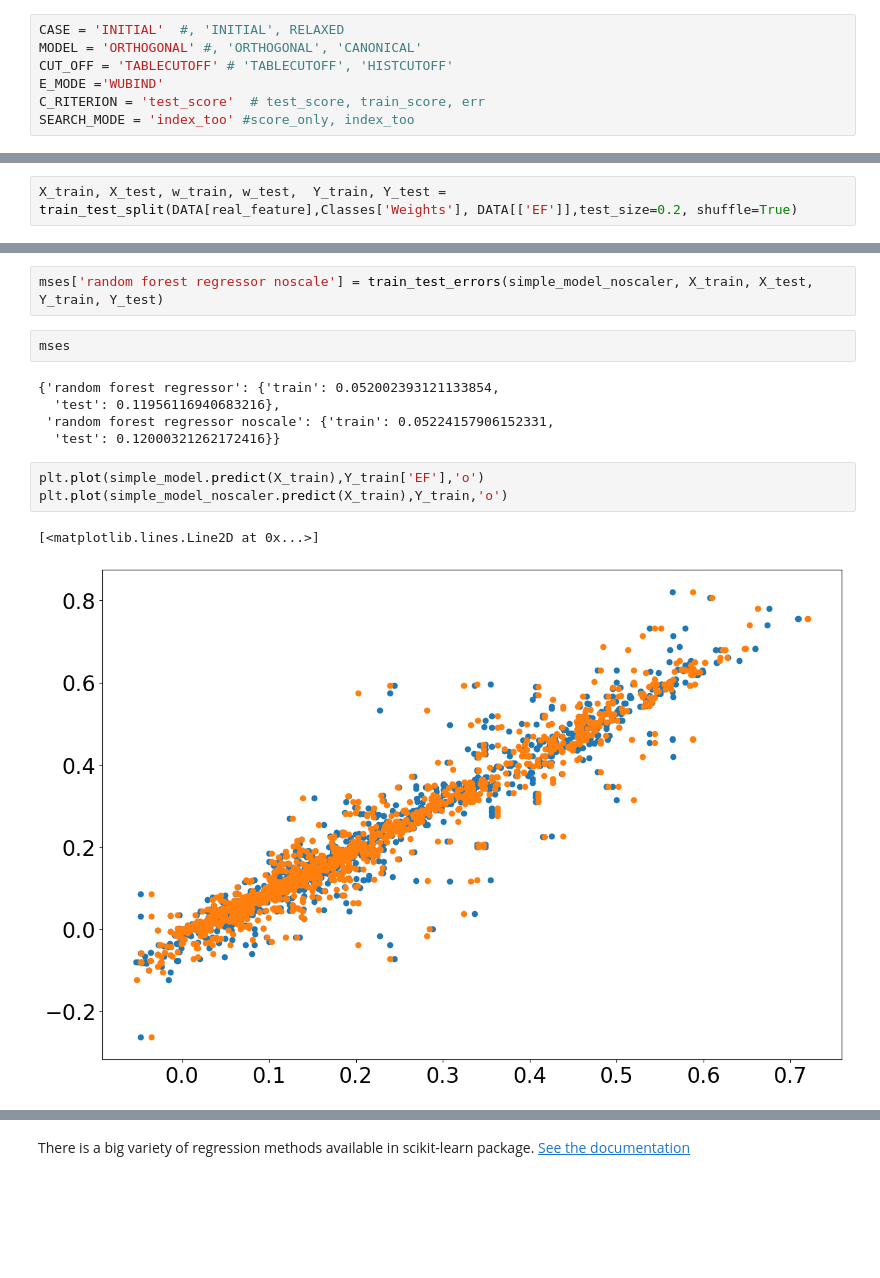
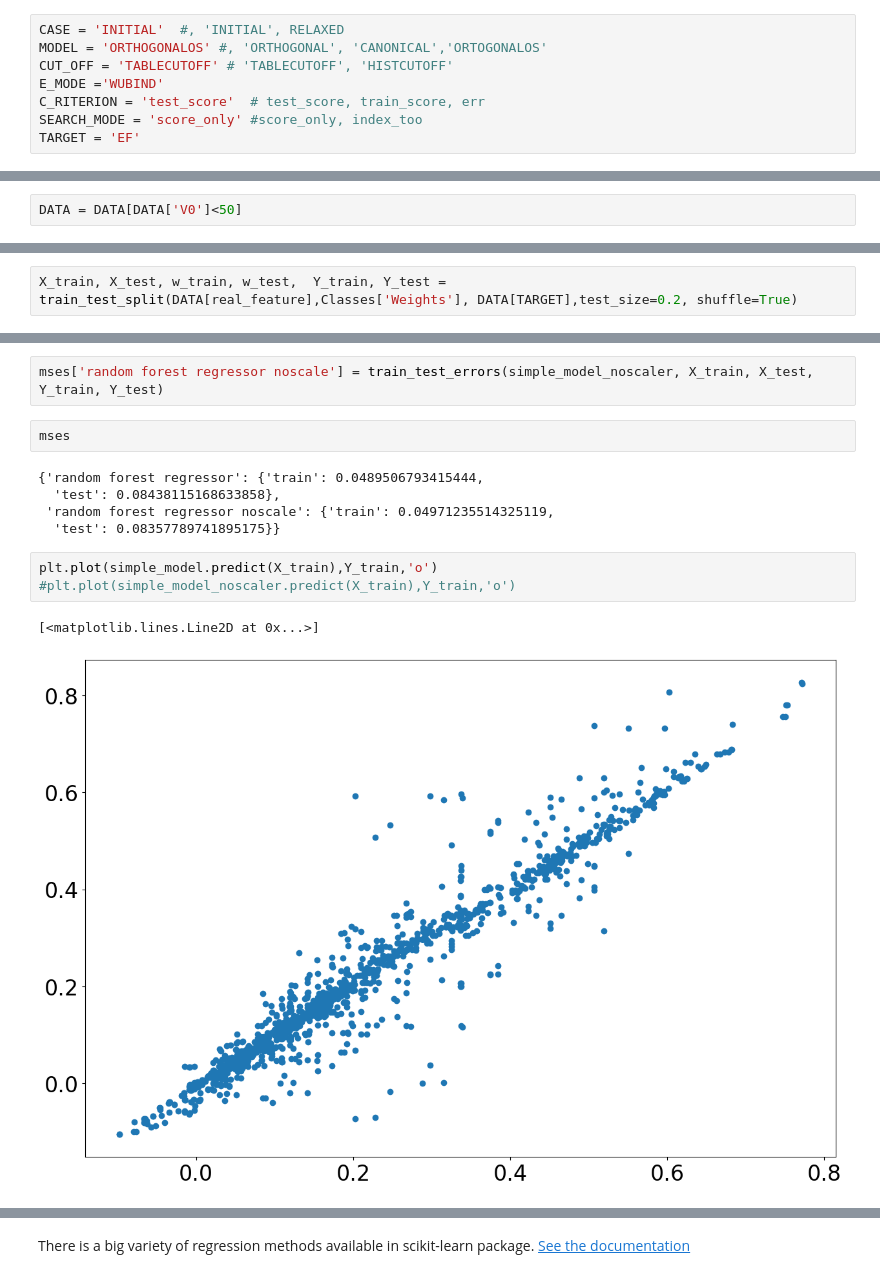
Before and after one commit to AIIMProject/MLFeMoTCPs, a Jupyter notebook: FeatureConcatenation.ipynb, the cells around one changed output, grey strips where cells are left out. Drawn from its saved outputs; the diff is of its cells as text; blank space fills up the shorter version.

```diff
--- a/FeatureConcatenation.ipynb
+++ b/FeatureConcatenation.ipynb
@@ -36,11 +36,12 @@ import glob
 # Parameters
 # %%
 CASE = 'INITIAL'  #, 'INITIAL', RELAXED
-MODEL = 'ORTHOGONAL' #, 'ORTHOGONAL', 'CANONICAL'
+MODEL = 'ORTHOGONALOS' #, 'ORTHOGONAL', 'CANONICAL','ORTOGONALOS'
 CUT_OFF = 'TABLECUTOFF' # 'TABLECUTOFF', 'HISTCUTOFF'
 E_MODE ='WUBIND'
 C_RITERION = 'test_score'  # test_score, train_score, err
-SEARCH_MODE = 'index_too' #score_only, index_too
+SEARCH_MODE = 'score_only' #score_only, index_too
+TARGET = 'EF'
 # %% [markdown]
 # Helpeer Functions
 # %%
@@ -130,0 +137,2 @@ DATA = DATA[(DATA['B0'])>0 & (DATA['B0']<500)]
+# %%
+DATA = DATA[DATA['V0']<50]
@@ -233,7 +245,7 @@ def make_simple_pipe(model, with_scaler = True):
         else:
             return Pipeline([('regressor', model())])
 # %%
-X_train, X_test, w_train, w_test,  Y_train, Y_test = train_test_split(DATA[real_feature],Classes['Weights'], DATA[['EF']],test_size=0.2, shuffle=True)
+X_train, X_test, w_train, w_test,  Y_train, Y_test = train_test_split(DATA[real_feature],Classes['Weights'], DATA[TARGET],test_size=0.2, shuffle=True)
 # %% [markdown]
 I need Lists of errors to compare methods
 # %%
@@ -267,16 +279,16 @@ mses['random forest regressor noscale'] = train_test_errors(simple_model_noscale
 # %%
 mses
 # %% [output]
-{'random forest regressor': {'train': 0.052002393121133854,
-  'test': 0.11956116940683216},
- 'random forest regressor noscale': {'train': 0.05224157906152331,
-  'test': 0.12000321262172416}}
+{'random forest regressor': {'train': 0.0489506793415444,
+  'test': 0.08438115168633858},
+ 'random forest regressor noscale': {'train': 0.04971235514325119,
+  'test': 0.08357789741895175}}
 # %%
-plt.plot(simple_model.predict(X_train),Y_train['EF'],'o')
-plt.plot(simple_model_noscaler.predict(X_train),Y_train,'o')
+plt.plot(simple_model.predict(X_train),Y_train,'o')
+#plt.plot(simple_model_noscaler.predict(X_train),Y_train,'o')
 # %% [output]
 [<matplotlib.lines.Line2D at 0x...>]
-[figure, old version]
+[figure, new version]
 # %%
 plt.bar(['test split','train split'],[mses['random forest regressor']['test'], mses['random forest regressor']['train']])
 label = plt.ylabel('$RMSE$')
```
Also changed, not shown: parts of 22 cells of this notebook, 5 other files.
